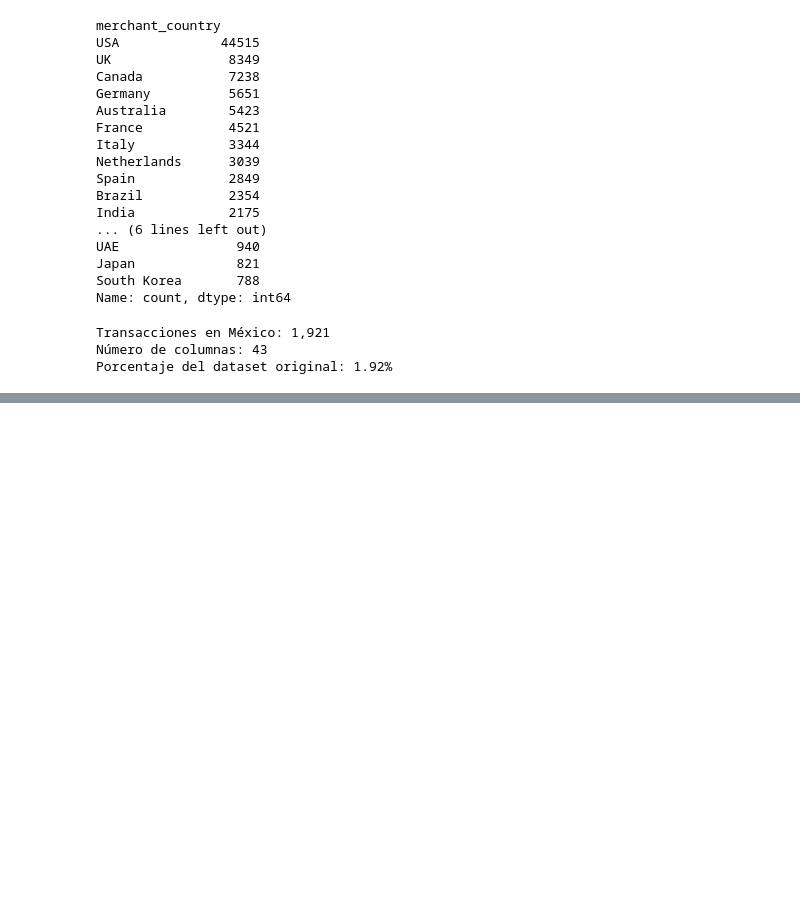
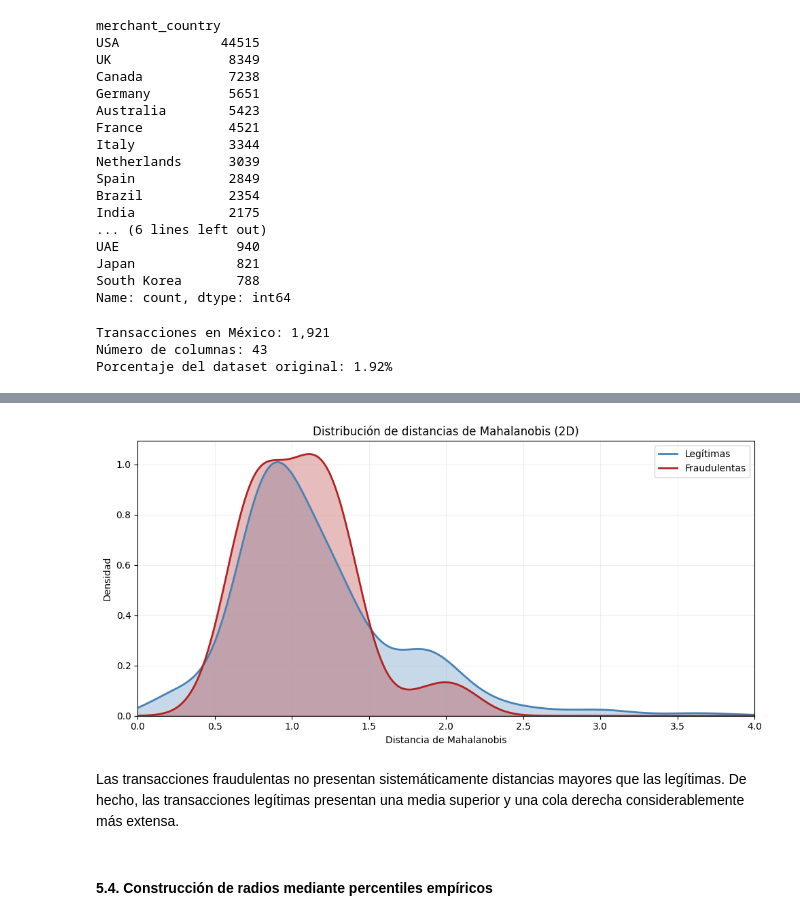
Before and after one commit to IvanSotomyor/financial_fraud_detector, a Jupyter notebook: notebooks/main.ipynb, the cells around one changed output, grey strips where cells are left out. Saved outputs shown, nothing was run; the diff lists cells and outputs as text; code cells hidden in the pictures; blank space fills up the shorter version.

Commit message:
distancia mahalanobis

```diff
--- a/notebooks/main.ipynb
+++ b/notebooks/main.ipynb
@@ -186,0 +937,13 @@ Porcentaje del dataset original: 1.92%
+# %%
+distancias_legit_2d = distancia_mahalanobis(
+    X_legit_2d,
+    Sigma_2d
+)
+
+distancias_fraud_2d = distancia_mahalanobis(
+    X_fraud_2d,
+    Sigma_2d
+)
+
+print(f"Distancias legítimas: {distancias_legit_2d.shape}")
+print(f"Distancias fraudulentas: {distancias_fraud_2d.shape}")
@@ -186,0 +970,66 @@ Porcentaje del dataset original: 1.92%
+# %%
+from scipy.stats import gaussian_kde
+
+# Estimación de densidad para cada clase
+kde_legit = gaussian_kde(distancias_legit_2d)
+kde_fraud = gaussian_kde(distancias_fraud_2d)
+
+# Dominio de evaluación
+x = np.linspace(
+    0,
+    max(distancias_legit_2d.max(), distancias_fraud_2d.max()),
+    1000
+)
+
+# Evaluación de las funciones de densidad
+densidad_legit = kde_legit(x)
+densidad_fraud = kde_fraud(x)
+
+# Visualización
+fig, ax = plt.subplots(figsize=(10, 5))
+
+# Transacciones legítimas
+ax.plot(
+    x, densidad_legit,
+    color="steelblue",
+    linewidth=2,
+    label="Legítimas"
+)
+
+ax.fill_between(
+    x, densidad_legit,
+    color="steelblue",
+    alpha=0.3
+)
+
+# Transacciones fraudulentas
+ax.plot(
+    x, densidad_fraud,
+    color="firebrick",
+    linewidth=2,
+    label="Fraudulentas"
+)
+
+ax.fill_between(
+    x, densidad_fraud,
+    color="firebrick",
+    alpha=0.3
+)
+
+ax.set_title("Distribución de distancias de Mahalanobis (2D)")
+ax.set_xlabel("Distancia de Mahalanobis")
+ax.set_ylabel("Densidad")
+ax.set_xlim(left=0)
+ax.set_ylim(bottom=0)
+ax.legend()
+ax.grid(alpha=0.2)
+ax.set_xlim(0,4)
+
+plt.tight_layout()
+plt.show()
+# %% [output]
+[figure, added]
+# %% [markdown]
+Las transacciones fraudulentas no presentan sistemáticamente distancias mayores que las legítimas. De hecho, las transacciones legítimas presentan una media superior y una cola derecha considerablemente más extensa.
+# %% [markdown]
+#### 5.4. Construcción de radios mediante percentiles empíricos
```
Also changed, not shown: parts of 100 cells of this notebook.
